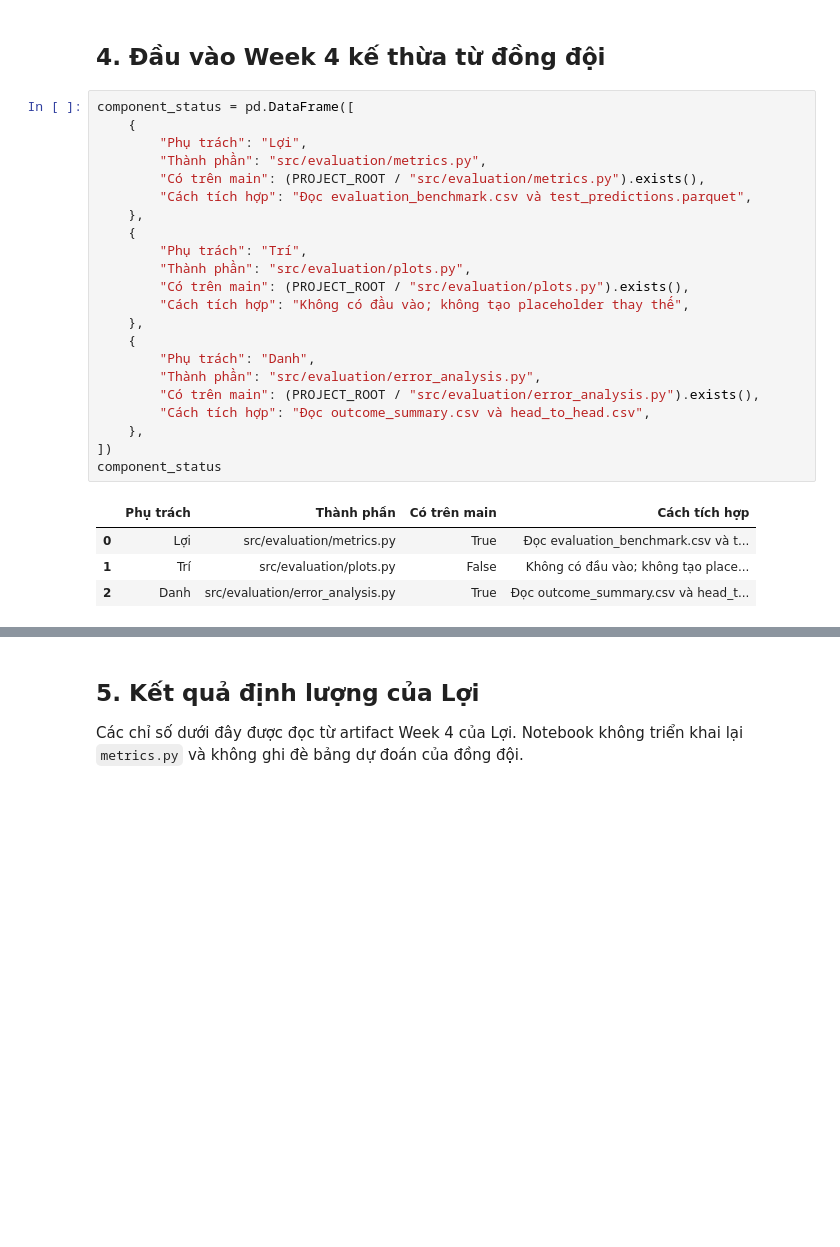
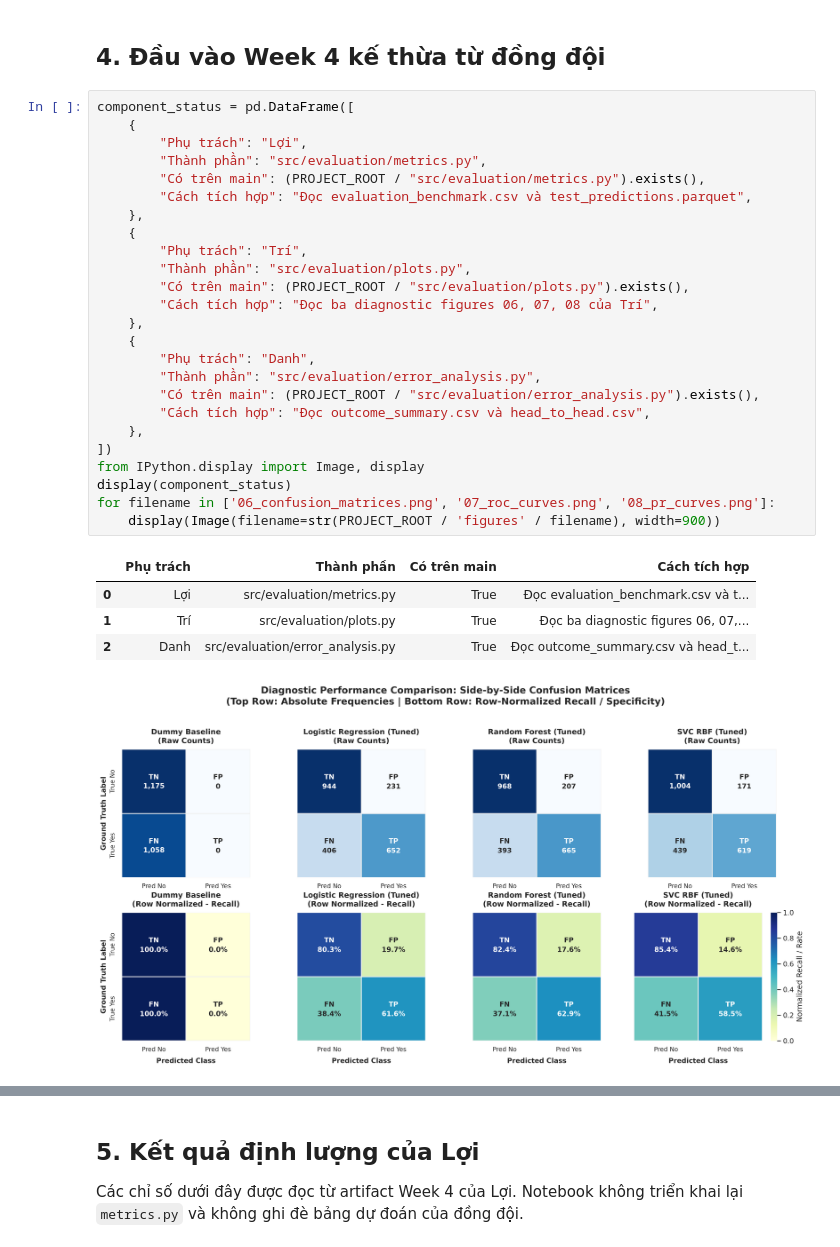
Before and after one commit to ThayLoi2k10/BTL_ML, a Jupyter notebook: notebooks/06_evaluation.ipynb, the cells around one changed output, grey strips where cells are left out. Cells and saved outputs as stored; diff of their text form; blank space fills up the shorter version.

```diff
--- a/notebooks/06_evaluation.ipynb
+++ b/notebooks/06_evaluation.ipynb
@@ -109,27 +111,31 @@ assert not contract_df["Benchmark gọi preprocessing"].any()
 # %%
 component_status = pd.DataFrame([
     {
         "Phụ trách": "Lợi",
         "Thành phần": "src/evaluation/metrics.py",
         "Có trên main": (PROJECT_ROOT / "src/evaluation/metrics.py").exists(),
         "Cách tích hợp": "Đọc evaluation_benchmark.csv và test_predictions.parquet",
     },
     {
         "Phụ trách": "Trí",
         "Thành phần": "src/evaluation/plots.py",
         "Có trên main": (PROJECT_ROOT / "src/evaluation/plots.py").exists(),
-        "Cách tích hợp": "Không có đầu vào; không tạo placeholder thay thế",
+        "Cách tích hợp": "Đọc ba diagnostic figures 06, 07, 08 của Trí",
     },
     {
         "Phụ trách": "Danh",
         "Thành phần": "src/evaluation/error_analysis.py",
         "Có trên main": (PROJECT_ROOT / "src/evaluation/error_analysis.py").exists(),
         "Cách tích hợp": "Đọc outcome_summary.csv và head_to_head.csv",
     },
 ])
-component_status
+from IPython.display import Image, display
+display(component_status)
+for filename in ['06_confusion_matrices.png', '07_roc_curves.png', '08_pr_curves.png']:
+    display(Image(filename=str(PROJECT_ROOT / 'figures' / filename), width=900))
 # %% [output]
 |  | Phụ trách | Thành phần | Có trên main | Cách tích hợp |
 | 0 | Lợi | src/evaluation/metrics.py | True | Đọc evaluation_benchmark.csv và t... |
-| 1 | Trí | src/evaluation/plots.py | False | Không có đầu vào; không tạo place... |
+| 1 | Trí | src/evaluation/plots.py | True | Đọc ba diagnostic figures 06, 07,... |
 | 2 | Danh | src/evaluation/error_analysis.py | True | Đọc outcome_summary.csv và head_t... |
+[figure, added]
```
Also changed, not shown: parts of 8 cells of this notebook, 11 other files.
